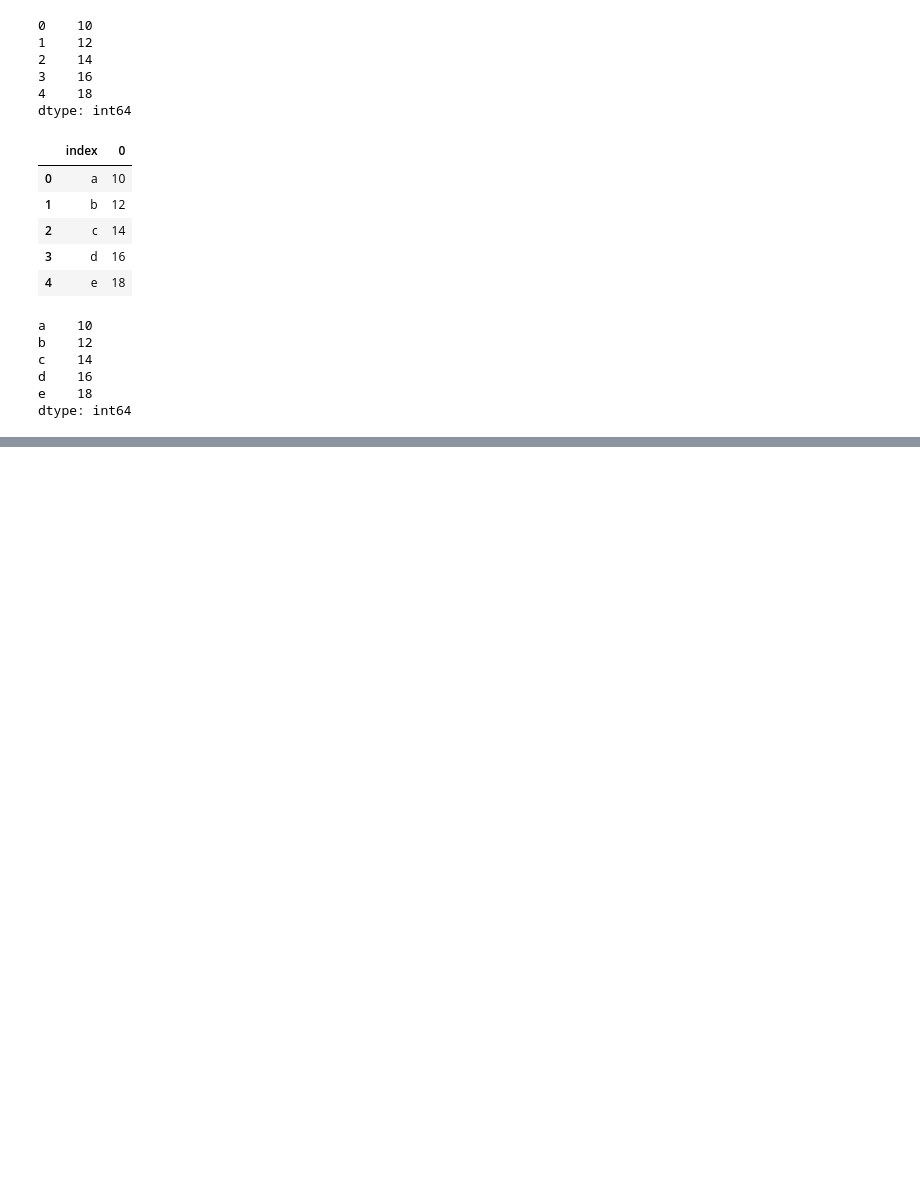
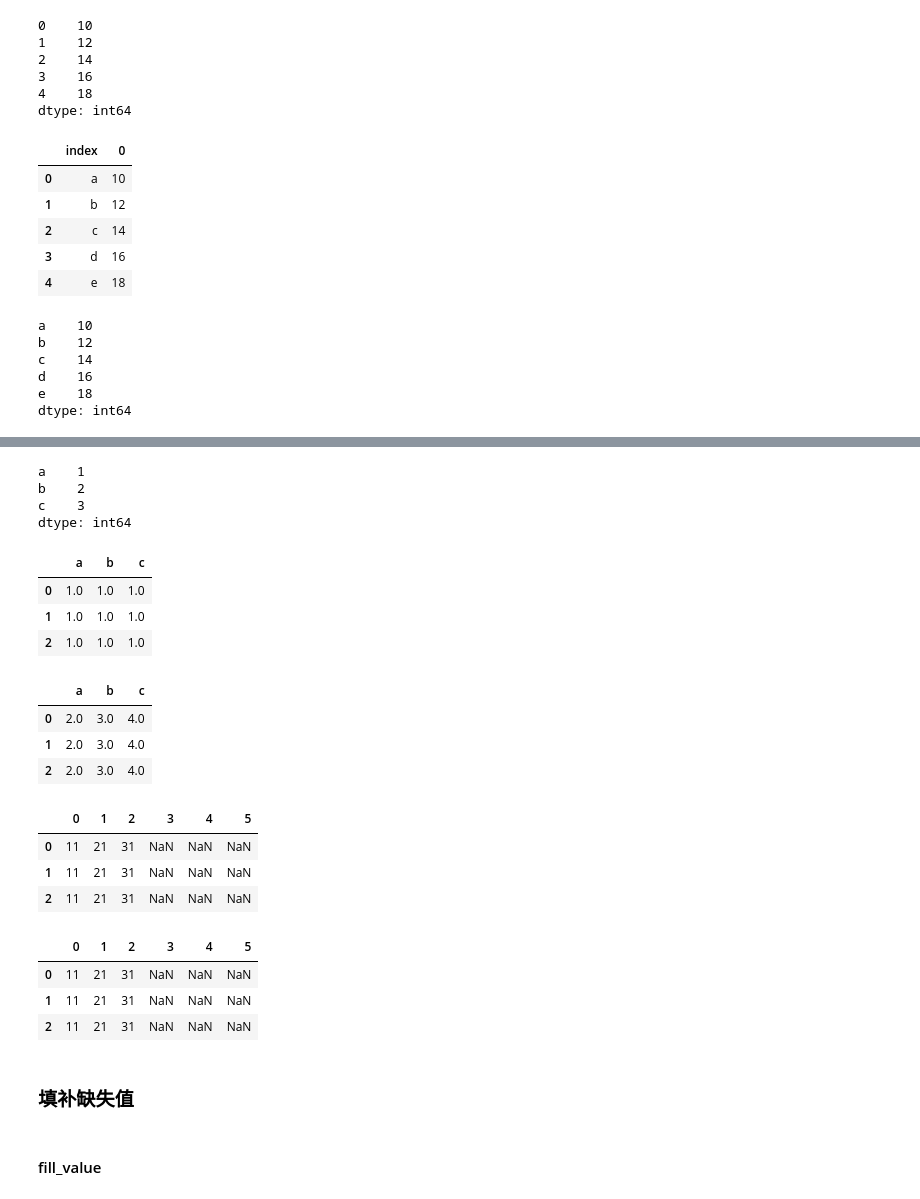
Before and after one commit to yanyinshan/Programming_collection, a Jupyter notebook: Pandas 学习.ipynb, the cells around one changed output, grey strips where cells are left out. Saved outputs shown, nothing was run; the diff lists cells and outputs as text; code cells hidden in the pictures; blank space fills up the shorter version.

```diff
--- a/Pandas 学习.ipynb
+++ b/Pandas 学习.ipynb
@@ -437,0 +690,46 @@ dtype: int64
+# %%
+ser3 = pd.Series([1,2,3],index = ['a','b','c'])
+ser3
+# %% [output]
+a    1
+b    2
+c    3
+dtype: int64
+# %%
+df1
+# %% [output]
+|  | a | b | c |
+| 0 | 1.0 | 1.0 | 1.0 |
+| 1 | 1.0 | 1.0 | 1.0 |
+| 2 | 1.0 | 1.0 | 1.0 |
+# %%
+ser3 + df1
+# %% [output]
+|  | a | b | c |
+| 0 | 2.0 | 3.0 | 4.0 |
+| 1 | 2.0 | 3.0 | 4.0 |
+| 2 | 2.0 | 3.0 | 4.0 |
+# %%
+ser1 = pd.Series([10,20,30,40,50,60])
+
+df1=pd.DataFrame([[1,1,1]]*3)
+# %%
+df = ser1+df1
+df
+# %% [output]
+|  | 0 | 1 | 2 | 3 | 4 | 5 |
+| 0 | 11 | 21 | 31 | NaN | NaN | NaN |
+| 1 | 11 | 21 | 31 | NaN | NaN | NaN |
+| 2 | 11 | 21 | 31 | NaN | NaN | NaN |
+# %%
+df = df1.add(ser1)
+df
+# %% [output]
+|  | 0 | 1 | 2 | 3 | 4 | 5 |
+| 0 | 11 | 21 | 31 | NaN | NaN | NaN |
+| 1 | 11 | 21 | 31 | NaN | NaN | NaN |
+| 2 | 11 | 21 | 31 | NaN | NaN | NaN |
+# %% [markdown]
+### 填补缺失值
+# %% [markdown]
+#### fill_value
```
Also changed, not shown: parts of 96 cells of this notebook.
